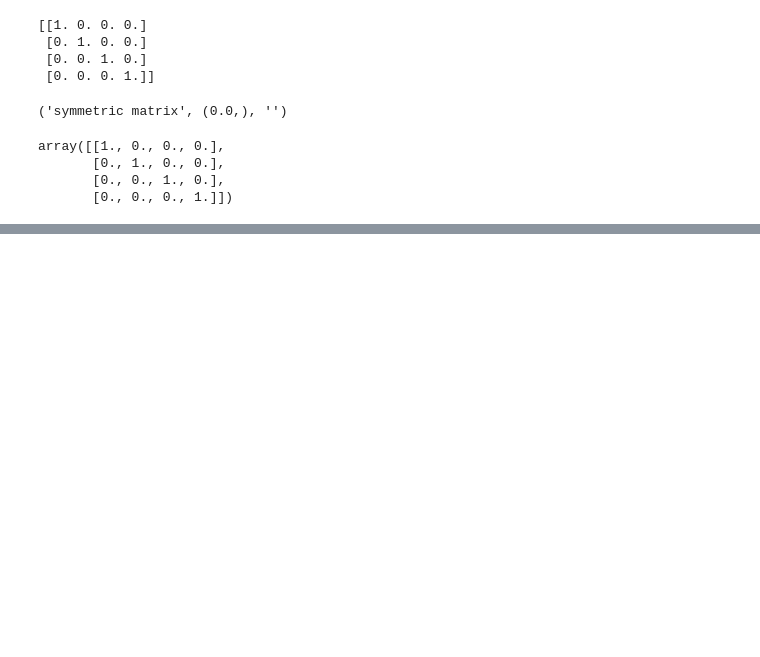
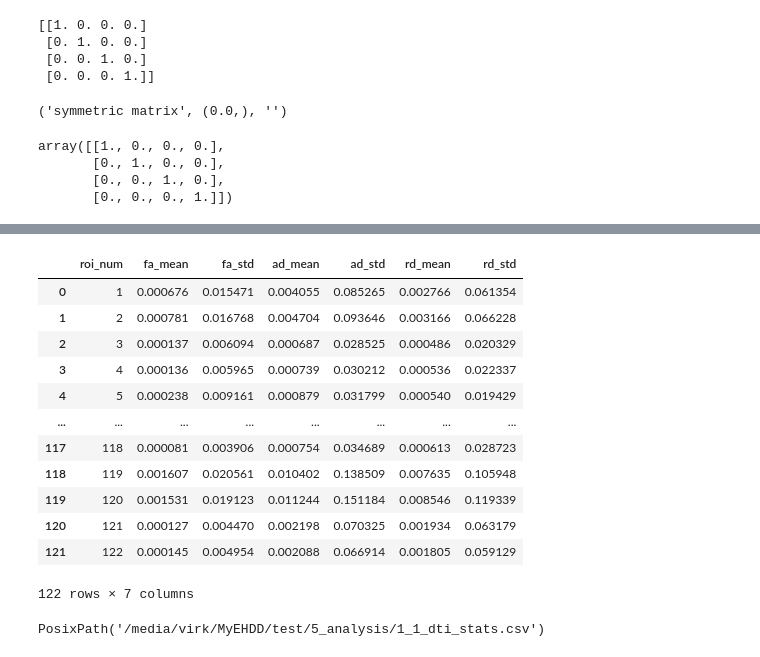
Before and after one commit to VirkSaab/DTIP, a Jupyter notebook: notebooks/scratch.ipynb, the cells around one changed output, grey strips where cells are left out. Cells and saved outputs as stored; diff of their text form; code cells hidden in the pictures; blank space fills up the shorter version.

Commit message:
added roi analysis code

```diff
--- a/notebooks/Untitled.ipynb
+++ b/notebooks/scratch.ipynb
@@ -353,0 +488,9 @@ array([[1., 0., 0., 0.],
+# %%
+input_path = '/media/virk/MyEHDD/test/1_1/dti_dtitk.nii.gz'
+subject_space_pcl_path = '/media/virk/MyEHDD/test/1_1/JHU_pcl_128_dti_space.nii.gz'
+output_path = '/media/virk/MyEHDD/test/5_analysis'
+
+sstats = ComputeSubjectROIStats(input_path,
+                                subject_space_pcl_path,
+                                output_path)
+sstats.run()
@@ -353,0 +516,20 @@ array([[1., 0., 0., 0.],
+# %%
+sstats.stats_df
+# %% [output]
+|  | roi_num | fa_mean | fa_std | ad_mean | ad_std | rd_mean | rd_std |
+| 0 | 1 | 0.000676 | 0.015471 | 0.004055 | 0.085265 | 0.002766 | 0.061354 |
+| 1 | 2 | 0.000781 | 0.016768 | 0.004704 | 0.093646 | 0.003166 | 0.066228 |
+| 2 | 3 | 0.000137 | 0.006094 | 0.000687 | 0.028525 | 0.000486 | 0.020329 |
+| 3 | 4 | 0.000136 | 0.005965 | 0.000739 | 0.030212 | 0.000536 | 0.022337 |
+| 4 | 5 | 0.000238 | 0.009161 | 0.000879 | 0.031799 | 0.000540 | 0.019429 |
+| ... | ... | ... | ... | ... | ... | ... | ... |
+| 117 | 118 | 0.000081 | 0.003906 | 0.000754 | 0.034689 | 0.000613 | 0.028723 |
+| 118 | 119 | 0.001607 | 0.020561 | 0.010402 | 0.138509 | 0.007635 | 0.105948 |
+| 119 | 120 | 0.001531 | 0.019123 | 0.011244 | 0.151184 | 0.008546 | 0.119339 |
+| 120 | 121 | 0.000127 | 0.004470 | 0.002198 | 0.070325 | 0.001934 | 0.063179 |
+| 121 | 122 | 0.000145 | 0.004954 | 0.002088 | 0.066914 | 0.001805 | 0.059129 |
+122 rows × 7 columns
+# %%
+sstats.filepath
+# %% [output]
+PosixPath('/media/virk/MyEHDD/test/5_analysis/1_1_dti_stats.csv')
```
Also changed, not shown: parts of 4 cells of this notebook, 7 other files.
